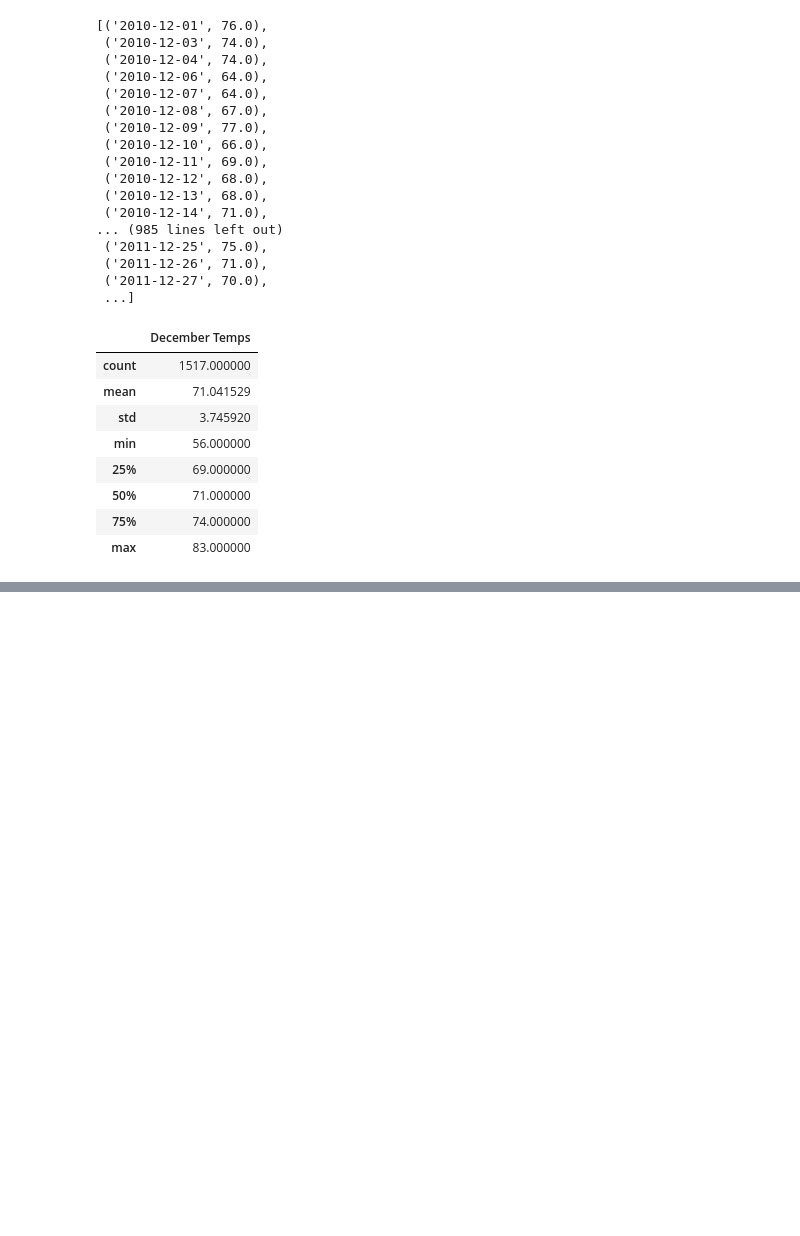
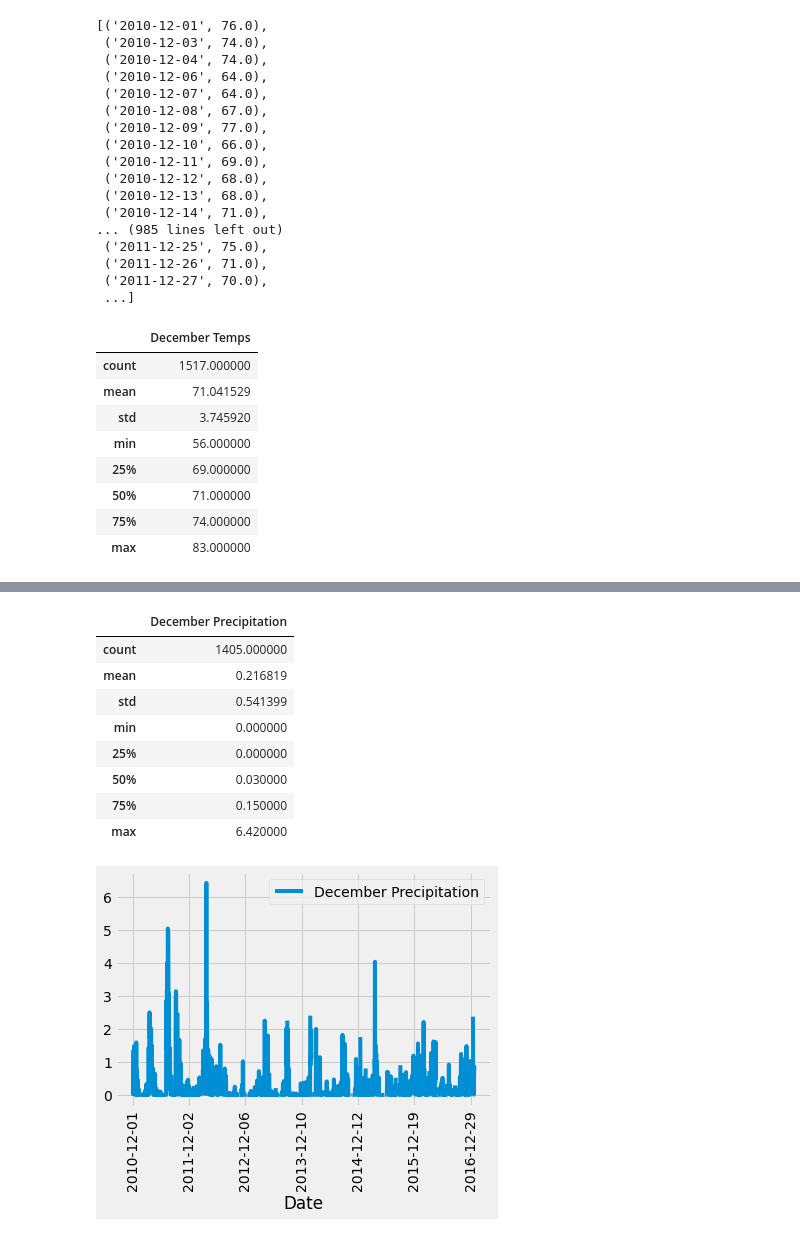
Before and after one commit to kbehyar/surfs_up, a Jupyter notebook: SurfsUp_Challenge.ipynb, the cells around one changed output, grey strips where cells are left out. Drawn from its saved outputs; the diff is of its cells as text; code cells hidden in the pictures; blank space fills up the shorter version.

```diff
--- a/SurfsUp_Challenge.ipynb
+++ b/SurfsUp_Challenge.ipynb
@@ -116,0 +193,28 @@ dec_result.describe()
+# %%
+#Extra analysis on precipitation for Deliverable 3
+
+dec_prcp =  session.query(Measurement.date, Measurement.prcp).filter(extract('month', Measurement.date) == 12).all()
+
+dec_prcp_df = pd.DataFrame(dec_prcp, columns = ["Date", "December Precipitation"])
+
+dec_prcp_df.set_index(dec_prcp_df ["Date"], inplace = True)
+
+dec_prcp_df.drop('Date', inplace=True, axis=1)
+
+dec_prcp_df = dec_prcp_df.sort_index()
+
+dec_prcp_df.plot()
+plt.xticks(rotation = 90)
+
+dec_prcp_df.describe()
+# %% [output]
+|  | December Precipitation |
+| count | 1405.000000 |
+| mean | 0.216819 |
+| std | 0.541399 |
+| min | 0.000000 |
+| 25% | 0.000000 |
+| 50% | 0.030000 |
+| 75% | 0.150000 |
+| max | 6.420000 |
+[figure, added]
```
Also changed, not shown: parts of 9 cells of this notebook, 8 other files.
